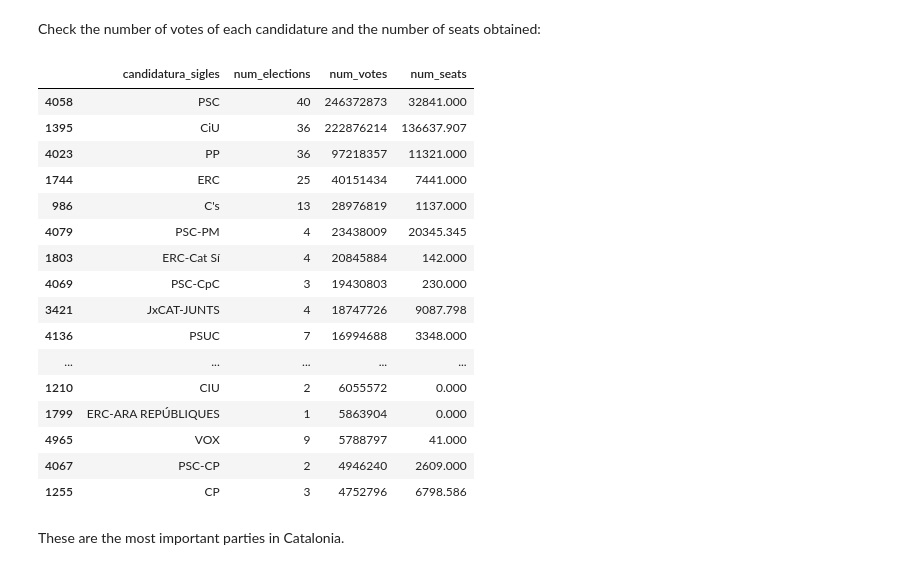
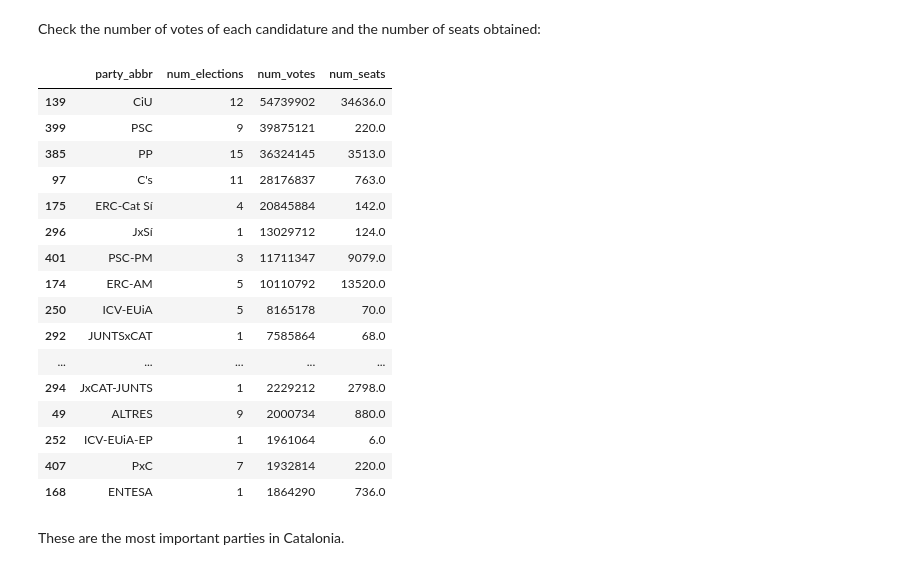
Before and after one commit to guillempla/catalan-elections-forecasting, a Jupyter notebook: src/study_data/study-data.ipynb, the cells around one changed output. Drawn from its saved outputs; the diff is of its cells as text; code cells hidden in the pictures.

Commit message:
Creaty party columns

```diff
--- a/src/study_data/study-data.ipynb
+++ b/src/study_data/study-data.ipynb
@@ -316,0 +499,6 @@ Name: candidatura_denominacio, dtype: int64
+# %%
+# Create new columns party_*
+df.loc[df["agrupacio_codi"].notnull(), "party_code"] = df["agrupacio_codi"]
+df.loc[df["agrupacio_denominacio"].notnull(), "party_name"] = df["agrupacio_denominacio"]
+df.loc[df["agrupacio_sigles"].notnull(), "party_abbr"] = df["agrupacio_sigles"]
+df["party_color"] = df["candidatura_color"]
@@ -317,49 +507,68 @@ Name: candidatura_denominacio, dtype: int64
+# %%
+# Remove the candidatura_* and agrupacio_* columns
+df = df.drop(
+    columns=[
+        "candidatura_codi",
+        "candidatura_denominacio",
+        "candidatura_sigles",
+        "candidatura_color",
+        "agrupacio_codi",
+        "agrupacio_denominacio",
+        "agrupacio_sigles",
+    ]
+)
 # %% [markdown]
 ## Important Candidatures
 # %% [markdown]
 Check the number of votes of each candidature and the number of seats obtained:
 # %%
 # Group candidatures by abbreviation and count the number of elections in which they have participated
-candidatures_num_elections = df.groupby('candidatura_sigles').nom_eleccio.nunique()
+candidatures_num_elections = df.groupby("party_abbr").nom_eleccio.nunique()
 
 # Count the total number of votes per candidature
-candidatures_votes = df.groupby('candidatura_sigles').vots.sum()
+candidatures_votes = df.groupby("party_abbr").vots.sum()
 
 # Count the total number of seats per candidature
-candidatures_seats = df.groupby('candidatura_sigles').escons.sum()
+candidatures_seats = df.groupby("party_abbr").escons.sum()
 
 # Convert Series to DataFrames
-candidatures_num_elections_df = candidatures_num_elections.reset_index(name='num_elections')
-candidatures_votes_df = candidatures_votes.reset_index(name='num_votes')
-candidatures_seats_df = candidatures_seats.reset_index(name='num_seats')
+candidatures_num_elections_df = candidatures_num_elections.reset_index(
+    name="num_elections"
+)
+candidatures_votes_df = candidatures_votes.reset_index(name="num_votes")
+candidatures_seats_df = candidatures_seats.reset_index(name="num_seats")
 
 # Merge the dataframes
-candidatures_info = pd.merge(candidatures_num_elections_df, candidatures_votes_df, on='candidatura_sigles')
-candidatures_info = pd.merge(candidatures_info, candidatures_seats_df, on='candidatura_sigles')
+candidatures_info = pd.merge(
+    candidatures_num_elections_df, candidatures_votes_df, on="party_abbr"
+)
+candidatures_info = pd.merge(
+    candidatures_info, candidatures_seats_df, on="party_abbr"
+)
 
 # Optionally, sort by one of the columns, for example 'num_elections'
-candidatures_info = candidatures_info.sort_values(by='num_votes', ascending=False)
+candidatures_info = candidatures_info.sort_values(by="num_votes", ascending=False)
 
 # Display the top 30 rows
 candidatures_info.head(30)
 # %% [output]
-|  | candidatura_sigles | num_elections | num_votes | num_seats |
-| 4058 | PSC | 40 | 246372873 | 32841.000 |
-| 1395 | CiU | 36 | 222876214 | 136637.907 |
-| 4023 | PP | 36 | 97218357 | 11321.000 |
-| 1744 | ERC | 25 | 40151434 | 7441.000 |
-| 986 | C's | 13 | 28976819 | 1137.000 |
-| 4079 | PSC-PM | 4 | 23438009 | 20345.345 |
-| 1803 | ERC-Cat Sí | 4 | 20845884 | 142.000 |
-| 4069 | PSC-CpC | 3 | 19430803 | 230.000 |
-| 3421 | JxCAT-JUNTS | 4 | 18747726 | 9087.798 |
-| 4136 | PSUC | 7 | 16994688 | 3348.000 |
+|  | party_abbr | num_elections | num_votes | num_seats |
+| 139 | CiU | 12 | 54739902 | 34636.0 |
+| 399 | PSC | 9 | 39875121 | 220.0 |
+| 385 | PP | 15 | 36324145 | 3513.0 |
+| 97 | C's | 11 | 28176837 | 763.0 |
+| 175 | ERC-Cat Sí | 4 | 20845884 | 142.0 |
+| 296 | JxSí | 1 | 13029712 | 124.0 |
+| 401 | PSC-PM | 3 | 11711347 | 9079.0 |
+| 174 | ERC-AM | 5 | 10110792 | 13520.0 |
+| 250 | ICV-EUiA | 5 | 8165178 | 70.0 |
+| 292 | JUNTSxCAT | 1 | 7585864 | 68.0 |
 | ... | ... | ... | ... | ... |
-| 1210 | CIU | 2 | 6055572 | 0.000 |
-| 1799 | ERC-ARA REPÚBLIQUES | 1 | 5863904 | 0.000 |
-| 4965 | VOX | 9 | 5788797 | 41.000 |
-| 4067 | PSC-CP | 2 | 4946240 | 2609.000 |
-| 1255 | CP | 3 | 4752796 | 6798.586 |
+| 294 | JxCAT-JUNTS | 1 | 2229212 | 2798.0 |
+| 49 | ALTRES | 9 | 2000734 | 880.0 |
+| 252 | ICV-EUiA-EP | 1 | 1961064 | 6.0 |
+| 407 | PxC | 7 | 1932814 | 220.0 |
+| 168 | ENTESA | 1 | 1864290 | 736.0 |
 # %% [markdown]
 These are the most important parties in Catalonia.
 # %% [markdown]
```
Also changed, not shown: parts of 24 cells of this notebook.
